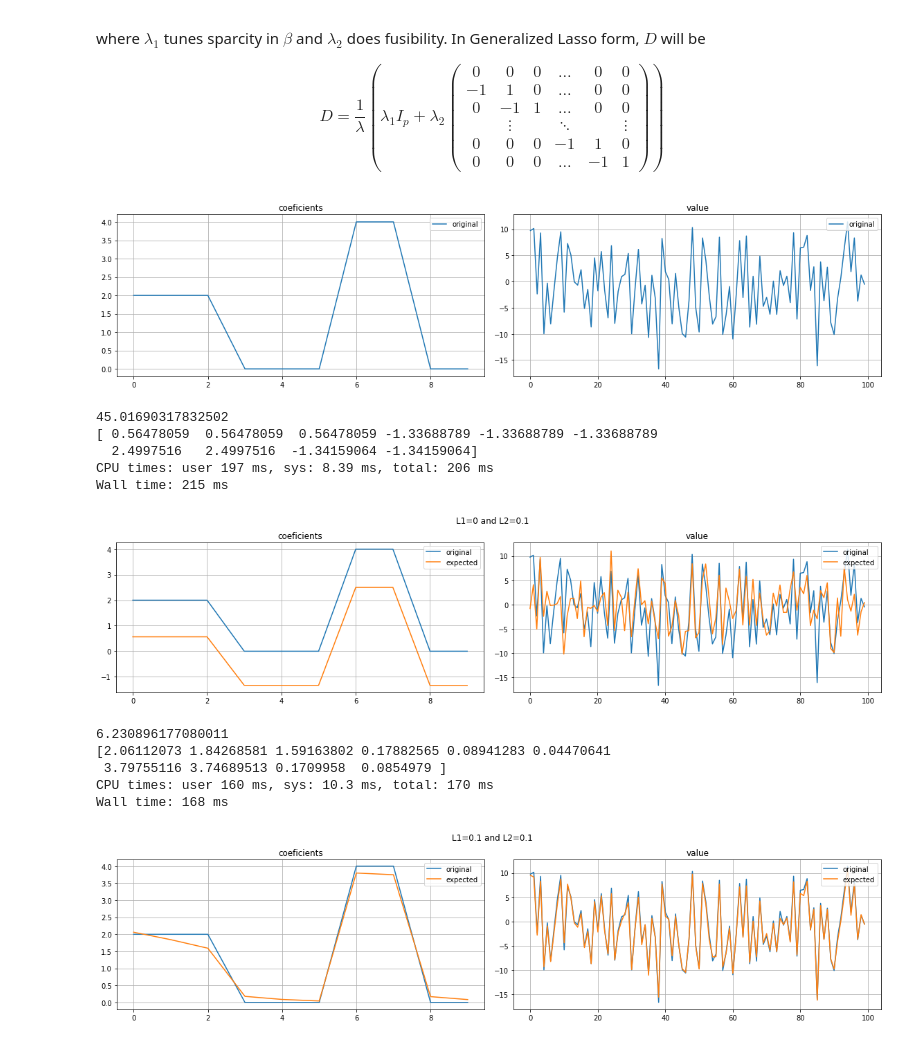
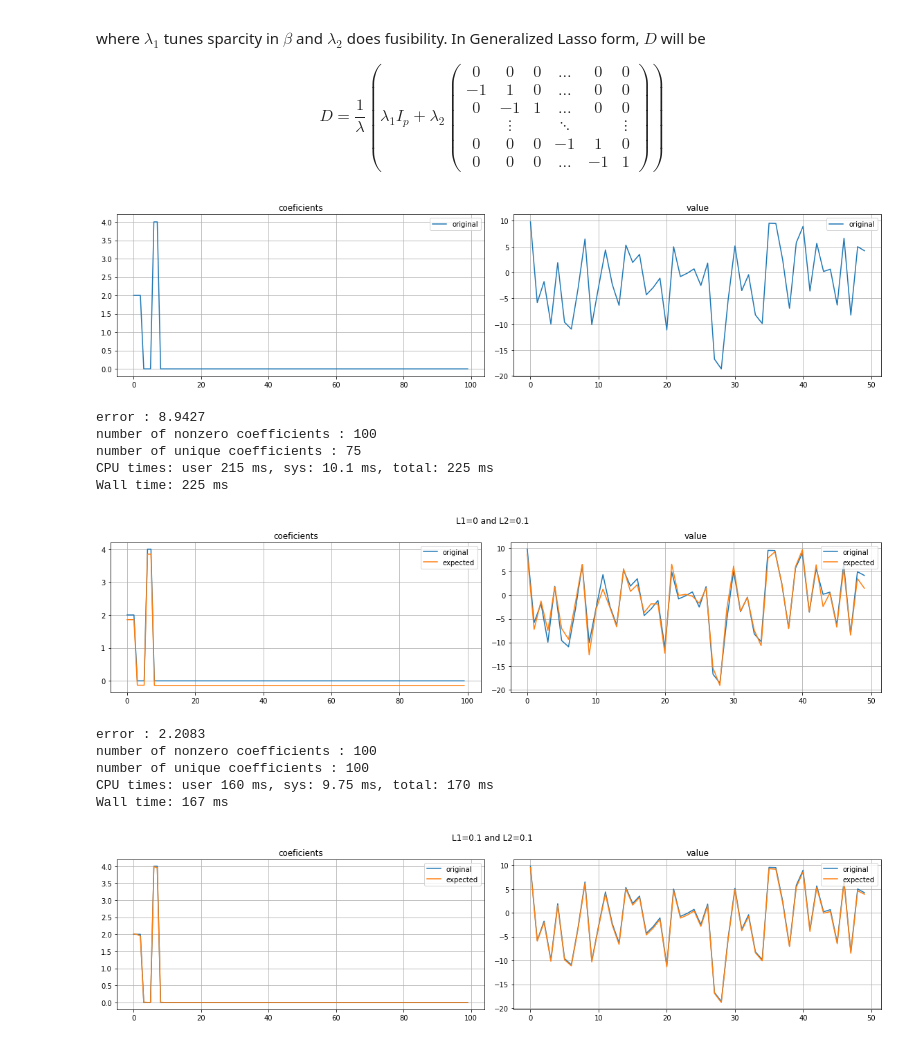
Before and after one commit to hacarus/spm-image, a Jupyter notebook: examples/generalized_lasso.ipynb, the cells around one changed output. Saved outputs shown, nothing was run; the diff lists cells and outputs as text; code cells hidden in the pictures.

Commit message:
add test case for fused lasso #29

```diff
--- a/examples/generalized_lasso.ipynb
+++ b/examples/generalized_lasso.ipynb
@@ -81,42 +81,26 @@ D = \frac{1}{\lambda} \left( \lambda_1I_p + \lambda_2 \left(\begin{array}{cccccc
 \right)
 \right)
 $$
-# %%
-from spmimage.linear_model.admm import GeneralizedLasso
-
-class FusedLasso(GeneralizedLasso):
-
-    def __init__(self, sparse_coef=0.0, fused_coef=0.1, rho=1.0, fit_intercept=True,
-                 normalize=False, copy_X=True, max_iter=1000,
-                 tol=1e-4):
-        super().__init__(alpha=1.0, rho=rho, fit_intercept=fit_intercept,
-                         normalize=normalize, copy_X=copy_X, max_iter=max_iter,
-                         tol=tol)
-        self.sparse_coef = sparse_coef
-        self.fused_coef = fused_coef
-
-    def generate_transform_matrix(self, n_features):
-        fused = np.eye(n_features) - np.eye(n_features, k=-1)
-        fused[0, 0] = 0
-        return self.sparse_coef * np.eye(n_features) + self.fused_coef * fused
 # %%
 # input signals
 
-n_samples = 100
-n_features = 10
+n_samples = 50
+n_features = 100
 beta = np.zeros(n_features)
 beta[0:3] = 2
 beta[6:8] = 4
 
 X = np.random.normal(0.0, 1.0, (n_samples, n_features))
-y = X.dot(beta) + np.random.normal(0, 0.5)
+y = X.dot(beta) + np.random.normal(0, 1)
 show_plot(beta, y)
 # %% [output]
-[figure, old version]
+[figure, new version]
 # %%
+from spmimage.linear_model import FusedLassoADMM as FusedLasso
+
 def run_fused_lasso(l1, l2):
 
-    clf = FusedLasso(sparse_coef=l1, fused_coef=l2, tol=1e-8)
+    clf = FusedLasso(alpha=0.1, sparse_coef=l1, fused_coef=l2, tol=1e-8)
     clf.fit(X, y)
 
     glasso_signal = clf.coef_
@@ -128,29 +112,33 @@ def run_fused_lasso(l1, l2):
 # %%
 %%time
 
 error, coef = run_fused_lasso(0, 0.1)
-print(error)
-print(coef)
+nonzero_idx = np.where(coef != 0)[0]
+print('error : {0:.4f}'.format(error))
+print('number of nonzero coefficients : {0}'.format(len(nonzero_idx)))
+print('number of unique coefficients : {0}'.format(len(np.unique(coef))))
 # %% [output]
-45.01690317832502
-[ 0.56478059  0.56478059  0.56478059 -1.33688789 -1.33688789 -1.33688789
-  2.4997516   2.4997516  -1.34159064 -1.34159064]
-CPU times: user 197 ms, sys: 8.39 ms, total: 206 ms
-Wall time: 215 ms
+error : 8.9427
+number of nonzero coefficients : 100
+number of unique coefficients : 75
+CPU times: user 215 ms, sys: 10.1 ms, total: 225 ms
+Wall time: 225 ms
-[figure, old version]
+[figure, new version]
 # %%
 %%time
 
 error, coef = run_fused_lasso(0.1, 0.1)
-print(error)
-print(coef)
+nonzero_idx = np.where(coef != 0)[0]
+print('error : {0:.4f}'.format(error))
+print('number of nonzero coefficients : {0}'.format(len(nonzero_idx)))
+print('number of unique coefficients : {0}'.format(len(np.unique(coef))))
 # %% [output]
-6.230896177080011
-[2.06112073 1.84268581 1.59163802 0.17882565 0.08941283 0.04470641
- 3.79755116 3.74689513 0.1709958  0.0854979 ]
-CPU times: user 160 ms, sys: 10.3 ms, total: 170 ms
-Wall time: 168 ms
+error : 2.2083
+number of nonzero coefficients : 100
+number of unique coefficients : 100
+CPU times: user 160 ms, sys: 9.75 ms, total: 170 ms
+Wall time: 167 ms
-[figure, old version]
+[figure, new version]
 # %%
 %%time
 
```
Also changed, not shown: parts of 2 cells of this notebook, 3 other files.
